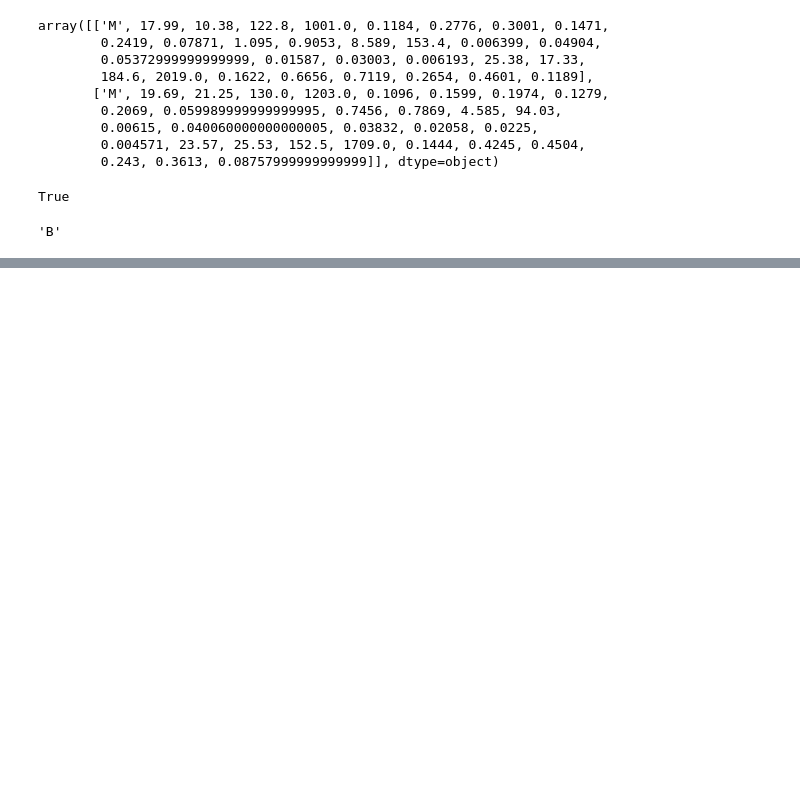
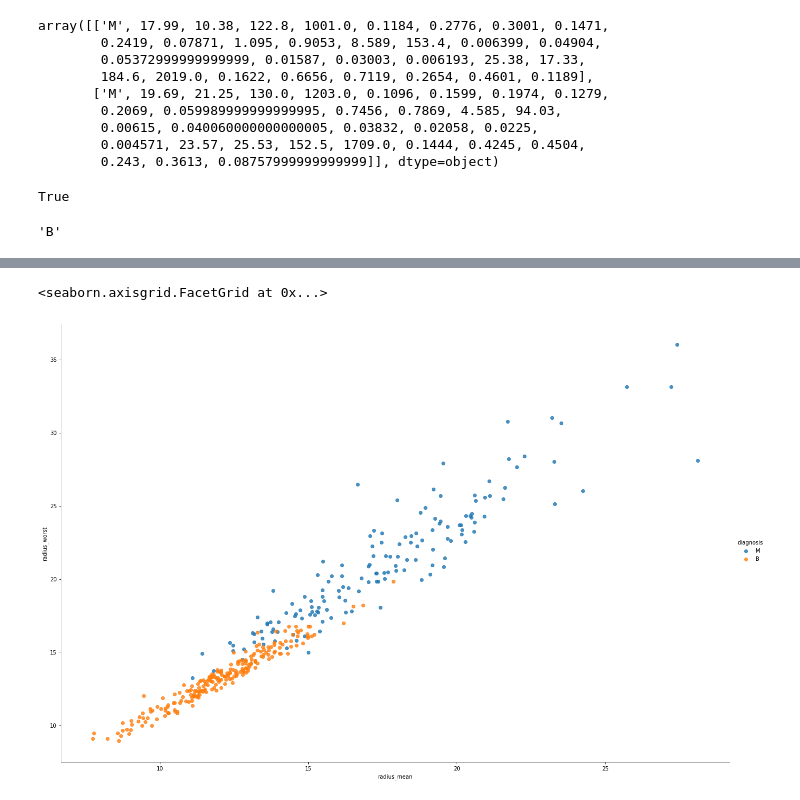
Before and after one commit to anuruddhahewawasam/PR_Assignments, a Jupyter notebook: Assignment 1 - Decision Tree - 199329V.ipynb, the cells around one changed output, grey strips where cells are left out. Drawn from its saved outputs; the diff is of its cells as text; code cells hidden in the pictures; blank space fills up the shorter version.

```diff
--- a/Assignment 1 - Decision Tree - 199329V.ipynb
+++ b/Assignment 1 - Decision Tree - 199329V.ipynb
@@ -112,0 +137,6 @@ classify_data(train_df[(train_df.radius_mean > 11.08) & (train_df.radius_mean <
+# %%
+sns.lmplot(data=train_df, x='radius_mean', y='radius_worst', hue="diagnosis", fit_reg=False, height=12, aspect=1.5)
+#plt.vlines(x=potential_splits[0])
+# %% [output]
+<seaborn.axisgrid.FacetGrid at 0x...>
+[figure, added]
```
Also changed, not shown: parts of 3 cells of this notebook.
